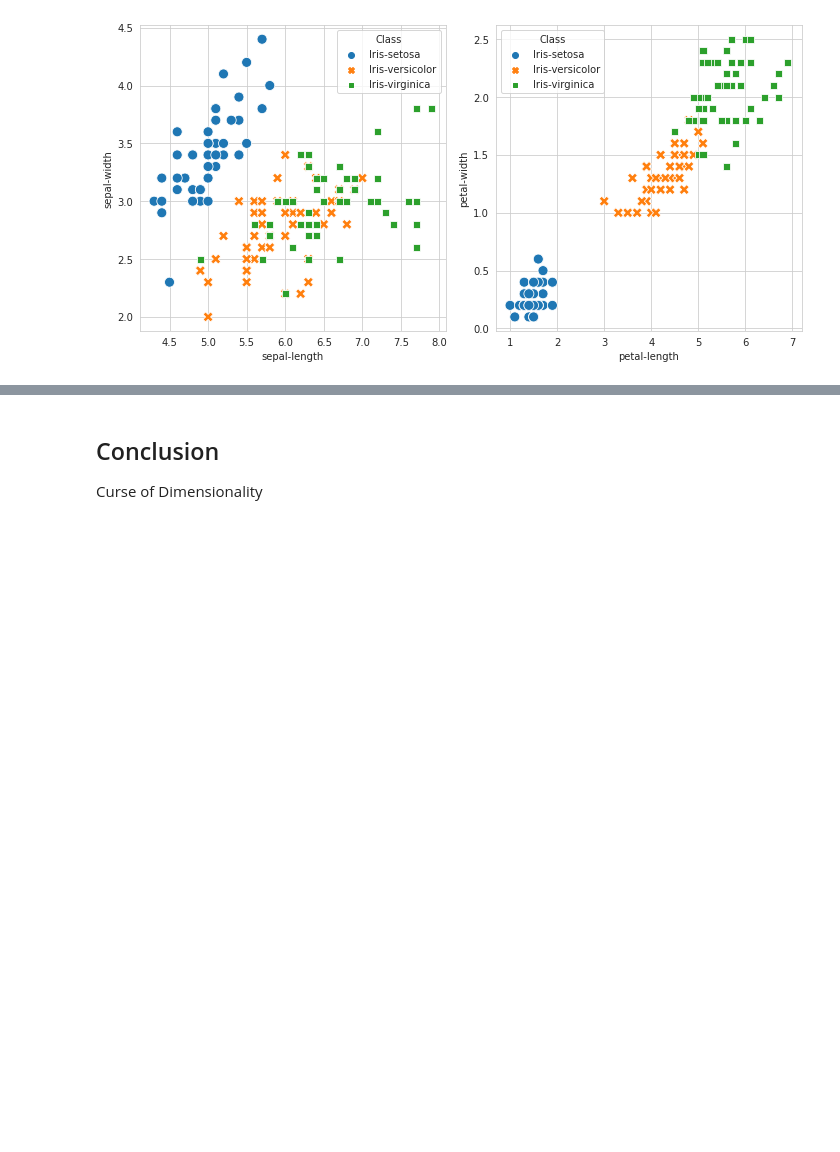
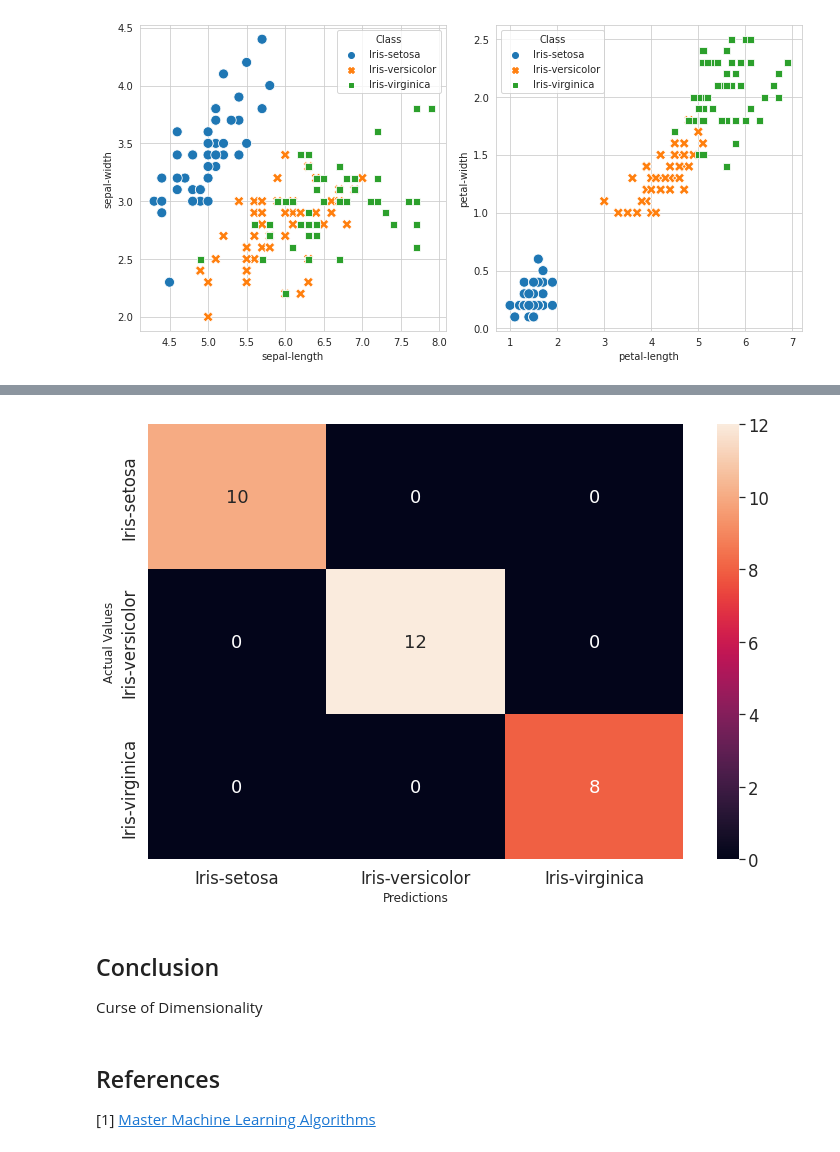
Before and after one commit to muscak/Master-Machine-Learning-Algorithms, a Jupyter notebook: Nonlinear-Algorithms/k-Nearest Neighbors/kNN.ipynb, the cells around one changed output, grey strips where cells are left out. Drawn from its saved outputs; the diff is of its cells as text; code cells hidden in the pictures; blank space fills up the shorter version.

```diff
--- a/Nonlinear-Algorithms/k-Nearest Neighbors/kNN.ipynb
+++ b/Nonlinear-Algorithms/k-Nearest Neighbors/kNN.ipynb
@@ -157,3 +169,6 @@ plt.tight_layout()
 plt.show()
 # %% [output]
 [figure]
+# %%
+# Replace the string labels with numeric values
+dataset.replace({'Class': {'Iris-setosa': 0, 'Iris-versicolor': 1, 'Iris-virginica': 2}}, inplace=True)
@@ -159,0 +177,9 @@ plt.show()
+# %%
+x = dataset.drop('Class', axis=1)
+y = dataset['Class']
+# Split the data as train and test
+x_train, x_test, y_train, y_test = train_test_split(x, y, test_size=0.2, random_state=101)
+# %%
+# Train the data for 3 neighbors with Euclidean distance
+model = KNeighborsClassifier(n_neighbors=3, metric='euclidean')
+model.fit(x_train, y_train)
@@ -159,0 +192,4 @@ plt.show()
+# %%
+y_hat = model.predict(x_test)
+acc = accuracy_score(y_test, y_hat) * 100
+print('Accuracy: {:.2f}%'.format(acc))
@@ -160,4 +212,23 @@ plt.show()
+# %%
+# Display the confusion matrix
+cm = confusion_matrix(y_test, y_hat)
+labels = ['Iris-setosa', 'Iris-versicolor', 'Iris-virginica']
+pred_labels = [l for l in labels]
+cm_df = pd.DataFrame(cm, index=labels, columns=pred_labels)
+
+sb.set(font_scale=1.5)
+plt.figure(figsize=(12,8))
+sb.heatmap(cm_df, annot=True, fmt='d')
+plt.xlabel('Predictions', fontsize=12)
+plt.ylabel('Actual Values', fontsize=12)
+plt.show()
+# %% [output]
+[figure, added]
 # %% [markdown]
 ## Conclusion<a id='conclusion'></a>
 
 Curse of Dimensionality
+# %% [markdown]
+## References
+
+[1] [Master Machine Learning Algorithms](https://machinelearningmastery.com/master-machine-learning-algorithms/)
```
Also changed, not shown: parts of 9 cells of this notebook.
